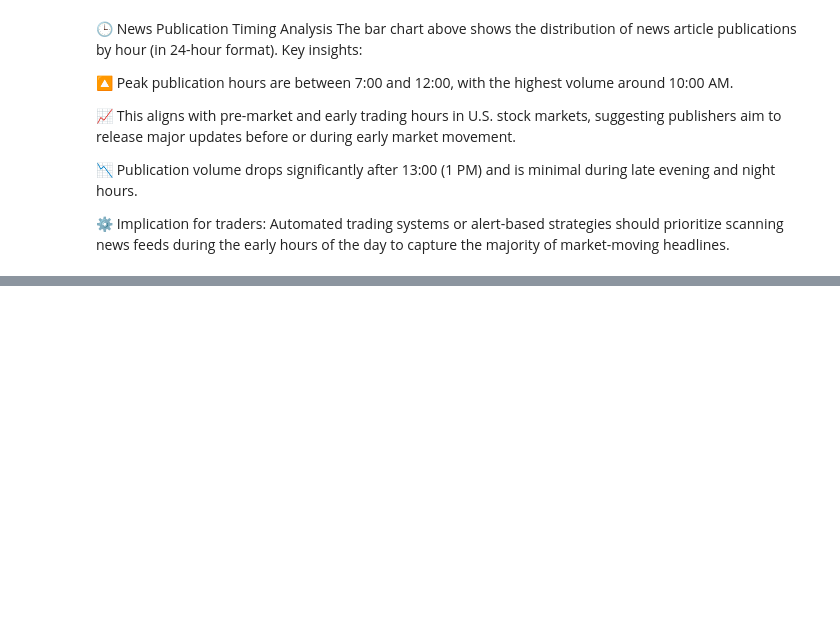
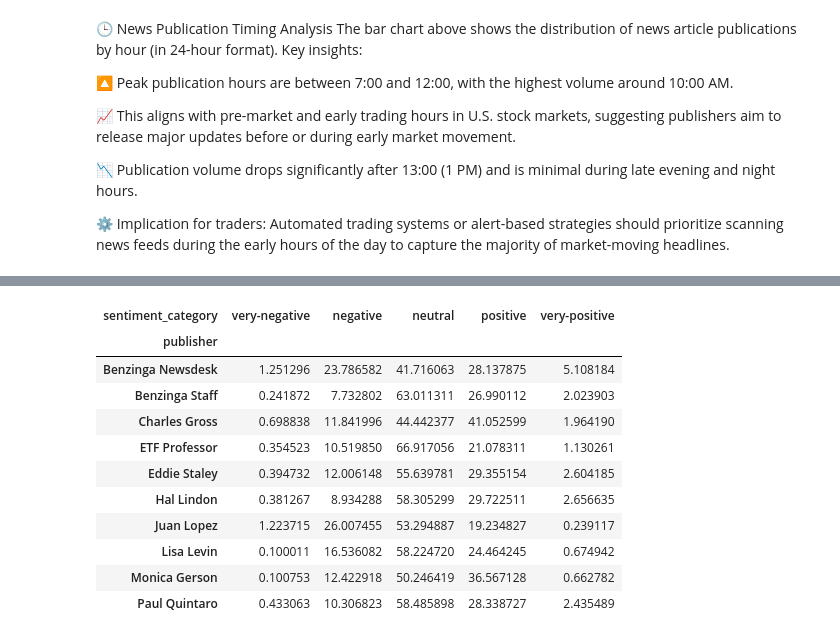
Before and after one commit to Filimon-H/Nova-Financial-Solutions_Forecasting, a Jupyter notebook: notebooks/EDA.ipynb, the cells around one changed output, grey strips where cells are left out. Drawn from its saved outputs; the diff is of its cells as text; code cells hidden in the pictures; blank space fills up the shorter version.

```diff
--- a/notebooks/EDA.ipynb
+++ b/notebooks/EDA.ipynb
@@ -639,0 +748,28 @@ The bar chart above shows the distribution of news article publications by hour
+# %%
+# Get top 10 publishers based on article count
+top_publishers = df['publisher'].value_counts().head(10).index
+
+# Filter the dataset for only those top publishers
+top_publishers_df = df[df['publisher'].isin(top_publishers)]
+
+# Group by publisher and sentiment category
+publisher_sentiment = top_publishers_df.groupby(['publisher', 'sentiment_category']).size().unstack(fill_value=0)
+
+# Normalize to percentage
+publisher_sentiment_percent = publisher_sentiment.div(publisher_sentiment.sum(axis=1), axis=0) * 100
+
+# Display sentiment distribution for top publishers
+publisher_sentiment_percent
+# %% [output]
+| sentiment_category | very-negative | negative | neutral | positive | very-positive |
+| publisher |  |  |  |  |  |
+| Benzinga Newsdesk | 1.251296 | 23.786582 | 41.716063 | 28.137875 | 5.108184 |
+| Benzinga Staff | 0.241872 | 7.732802 | 63.011311 | 26.990112 | 2.023903 |
+| Charles Gross | 0.698838 | 11.841996 | 44.442377 | 41.052599 | 1.964190 |
+| ETF Professor | 0.354523 | 10.519850 | 66.917056 | 21.078311 | 1.130261 |
+| Eddie Staley | 0.394732 | 12.006148 | 55.639781 | 29.355154 | 2.604185 |
+| Hal Lindon | 0.381267 | 8.934288 | 58.305299 | 29.722511 | 2.656635 |
+| Juan Lopez | 1.223715 | 26.007455 | 53.294887 | 19.234827 | 0.239117 |
+| Lisa Levin | 0.100011 | 16.536082 | 58.224720 | 24.464245 | 0.674942 |
+| Monica Gerson | 0.100753 | 12.422918 | 50.246419 | 36.567128 | 0.662782 |
+| Paul Quintaro | 0.433063 | 10.306823 | 58.485898 | 28.338727 | 2.435489 |
```
Also changed, not shown: parts of 16 cells of this notebook.
